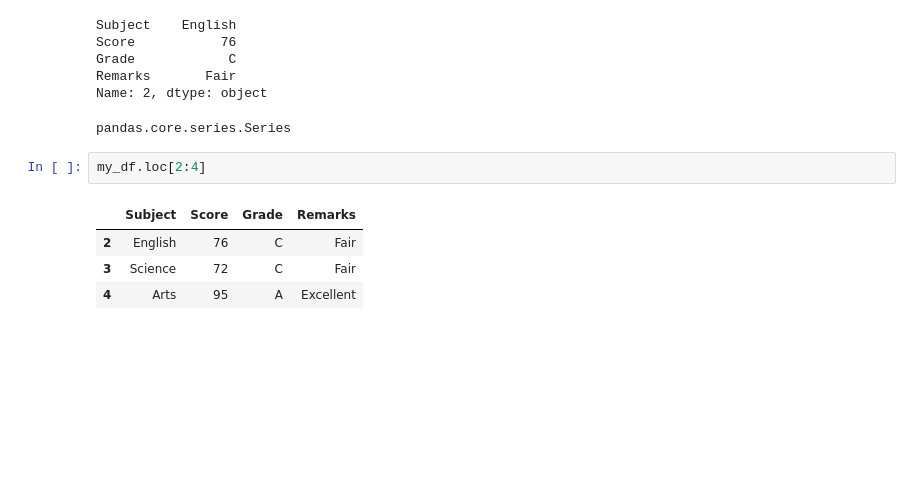
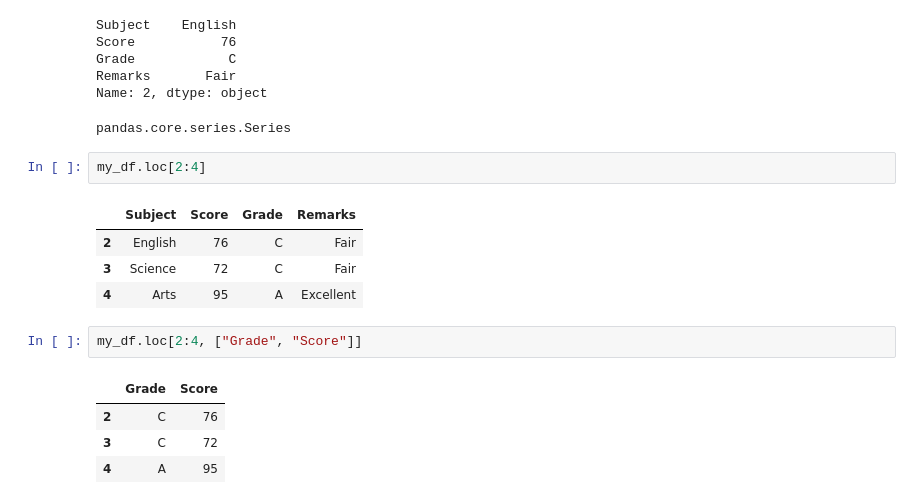
Before and after one commit to KennedyMungai/pandas_proper_intro, a Jupyter notebook: pandas.ipynb, the cells around one changed output. Drawn from its saved outputs; the diff is of its cells as text; blank space fills up the shorter version.

Commit message:
Added more filtration for the dataframe by restricting the columns shown

```diff
--- a/pandas.ipynb
+++ b/pandas.ipynb
@@ -652,3 +652,10 @@ my_df.loc[2:4]
 | 2 | English | 76 | C | Fair |
 | 3 | Science | 72 | C | Fair |
 | 4 | Arts | 95 | A | Excellent |
+# %%
+my_df.loc[2:4, ["Grade", "Score"]]
+# %% [output]
+|  | Grade | Score |
+| 2 | C | 76 |
+| 3 | C | 72 |
+| 4 | A | 95 |
```
